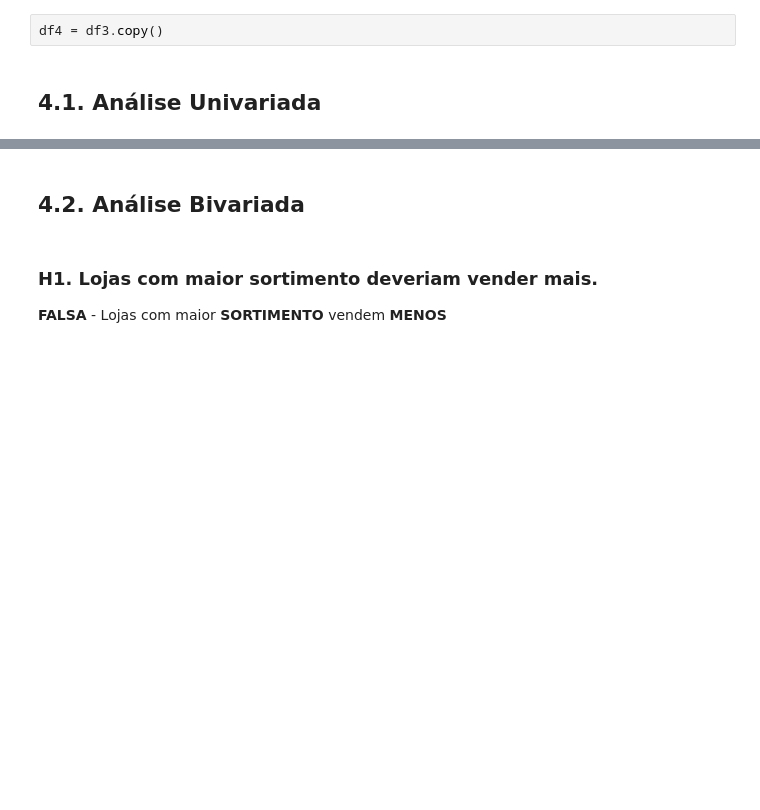
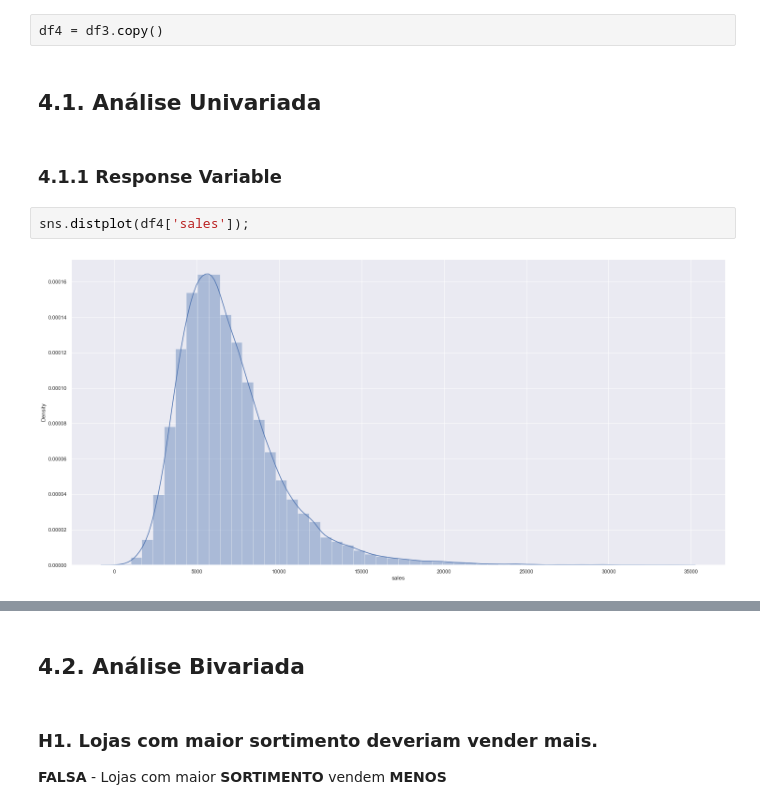
Before and after one commit to fmatholiveira/rossmann-store-sales, a Jupyter notebook: notebooks/m04_v01_store_sales_prediction.ipynb, the cells around one changed output, grey strips where cells are left out. Saved outputs shown, nothing was run; the diff lists cells and outputs as text; blank space fills up the shorter version.

```diff
--- a/notebooks/m04_v01_store_sales_prediction.ipynb
+++ b/notebooks/m04_v01_store_sales_prediction.ipynb
@@ -453,3 +453,9 @@ df3.head()
 df4 = df3.copy()
 # %% [markdown]
 ## 4.1. Análise Univariada
+# %% [markdown]
+### 4.1.1 Response Variable
+# %%
+sns.distplot(df4['sales']);
+# %% [output]
+[figure, added]
```
Also changed, not shown: parts of 14 cells of this notebook.
